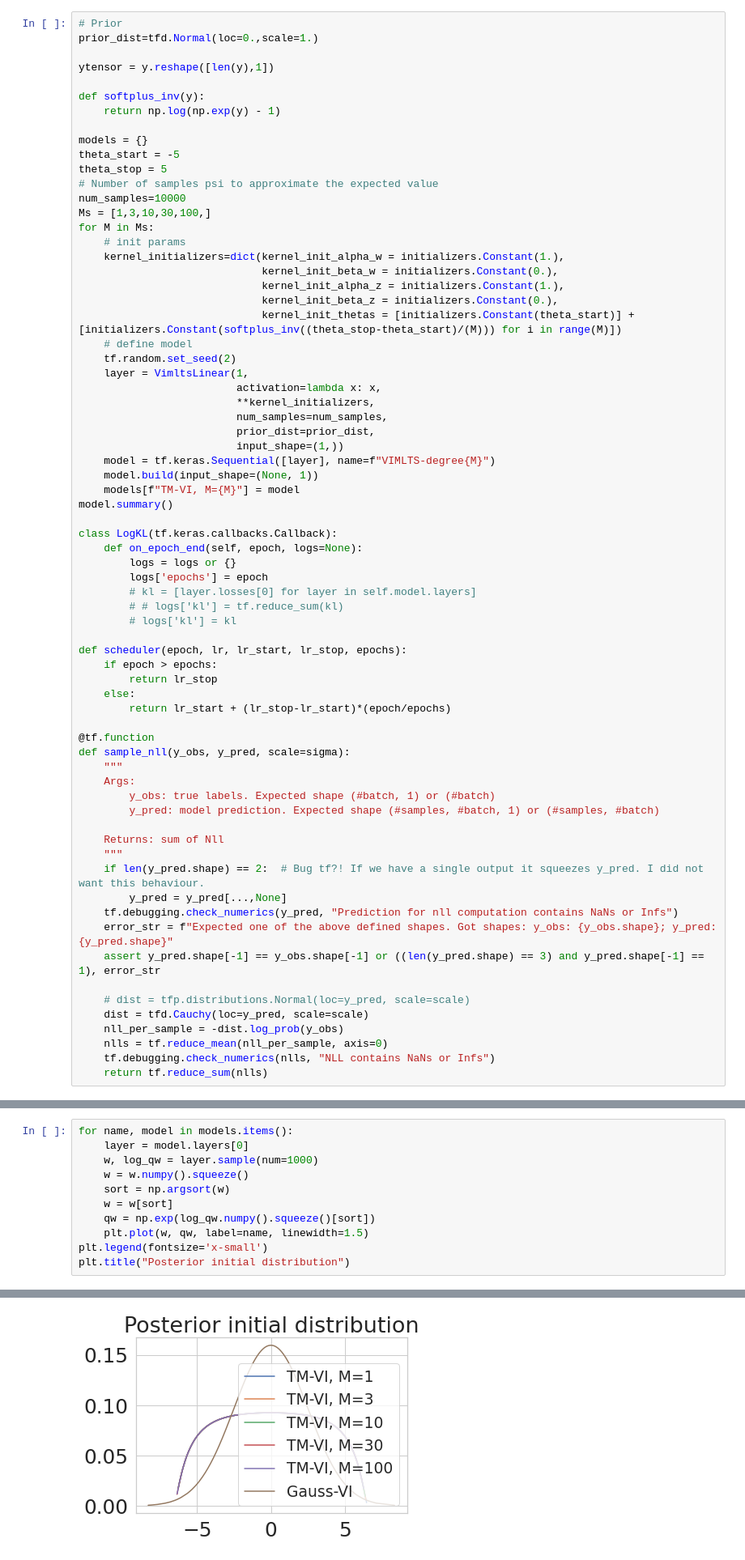
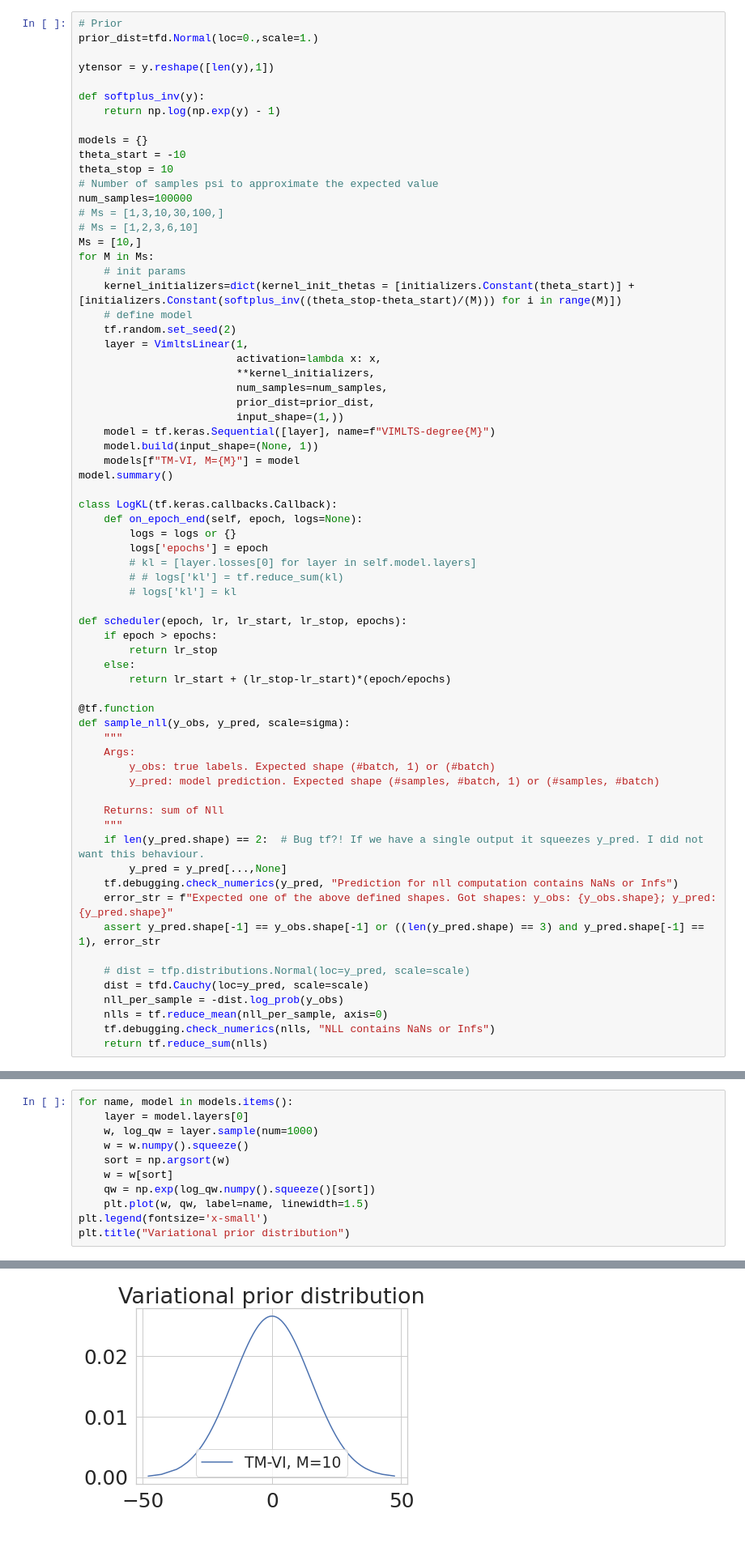
Before and after one commit to stefan1893/TM-VI, a Jupyter notebook: ipynb/01_singel_weight.ipynb, the cells around one changed output, grey strips where cells are left out. Shown at 81% size. Saved outputs shown, nothing was run; the diff lists cells and outputs as text.

```diff
--- a/ipynb/01_singel_weight.ipynb
+++ b/ipynb/01_singel_weight.ipynb
@@ -203,18 +204,16 @@ def softplus_inv(y):
     return np.log(np.exp(y) - 1)
 
 models = {}
-theta_start = -5
-theta_stop = 5
+theta_start = -10
+theta_stop = 10
 # Number of samples psi to approximate the expected value
-num_samples=10000
-Ms = [1,3,10,30,100,]
+num_samples=100000
+# Ms = [1,3,10,30,100,]
+# Ms = [1,2,3,6,10]
+Ms = [10,]
 for M in Ms:
     # init params
-    kernel_initializers=dict(kernel_init_alpha_w = initializers.Constant(1.),
-                             kernel_init_beta_w = initializers.Constant(0.),
-                             kernel_init_alpha_z = initializers.Constant(1.),
-                             kernel_init_beta_z = initializers.Constant(0.),
-                             kernel_init_thetas = [initializers.Constant(theta_start)] + [initializers.Constant(softplus_inv((theta_stop-theta_start)/(M))) for i in range(M)])
+    kernel_initializers=dict(kernel_init_thetas = [initializers.Constant(theta_start)] + [initializers.Constant(softplus_inv((theta_stop-theta_start)/(M))) for i in range(M)])
     # define model
     tf.random.set_seed(2)
     layer = VimltsLinear(1,
@@ -315,5 +306,5 @@ for name, model in models.items():
     qw = np.exp(log_qw.numpy().squeeze()[sort])
     plt.plot(w, qw, label=name, linewidth=1.5)
 plt.legend(fontsize='x-small')
-plt.title("Posterior initial distribution")
+plt.title("Variational prior distribution")
 # %% [output]
@@ -322,4 +312,4 @@ Text(0.5, 1.0, 'Posterior initial distribution')
-[figure, old version]
+[figure, new version]
 # %% [markdown]
 ### train the models
 # %%
```
Also changed, not shown: parts of 10 cells of this notebook, 3 other files.
